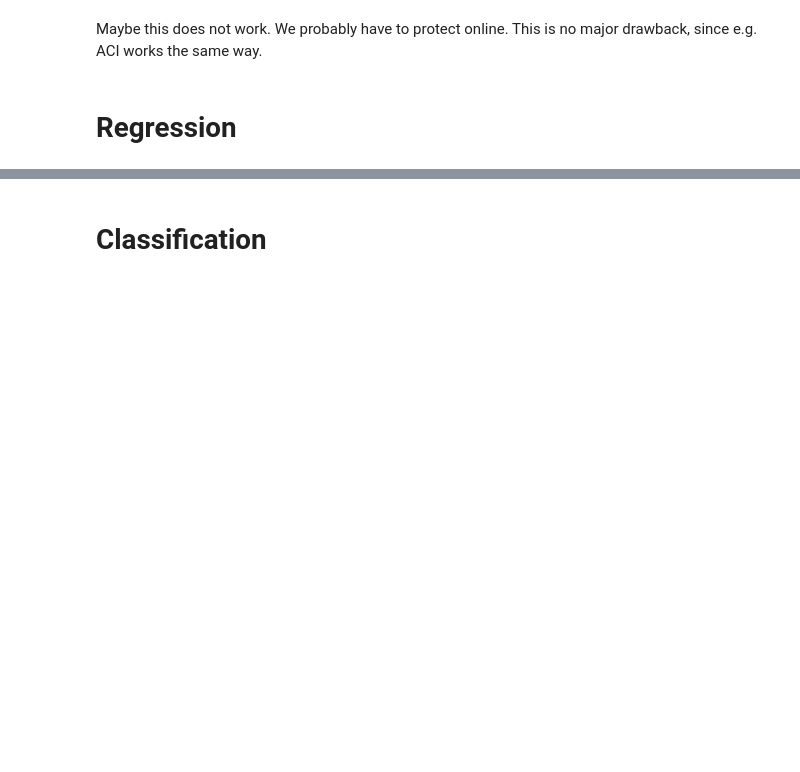
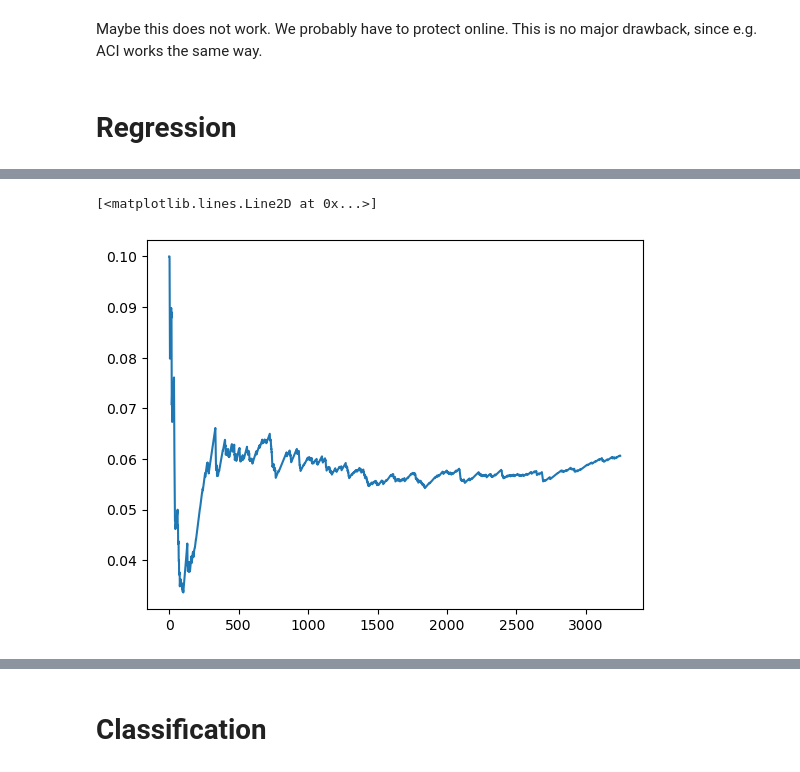
Before and after one commit to egonmedhatten/online-cp, a Jupyter notebook: work_in_progress/ICP_protection.ipynb, the cells around one changed output, grey strips where cells are left out. Drawn from its saved outputs; the diff is of its cells as text; code cells hidden in the pictures; blank space fills up the shorter version.

```diff
--- a/work_in_progress/ICP_protection.ipynb
+++ b/work_in_progress/ICP_protection.ipynb
@@ -148,3 +153,8 @@ Protected winkler score: 10836.920000000002
+# %%
+plt.plot(protected_epsilons)
+# %% [output]
+[<matplotlib.lines.Line2D at 0x...>]
+[figure, added]
 # %%
 calibration_martingale = PluginMartingale(warnings=False)
 for p in protected_p_values:
```
Also changed, not shown: parts of 4 cells of this notebook, 4 other files.
